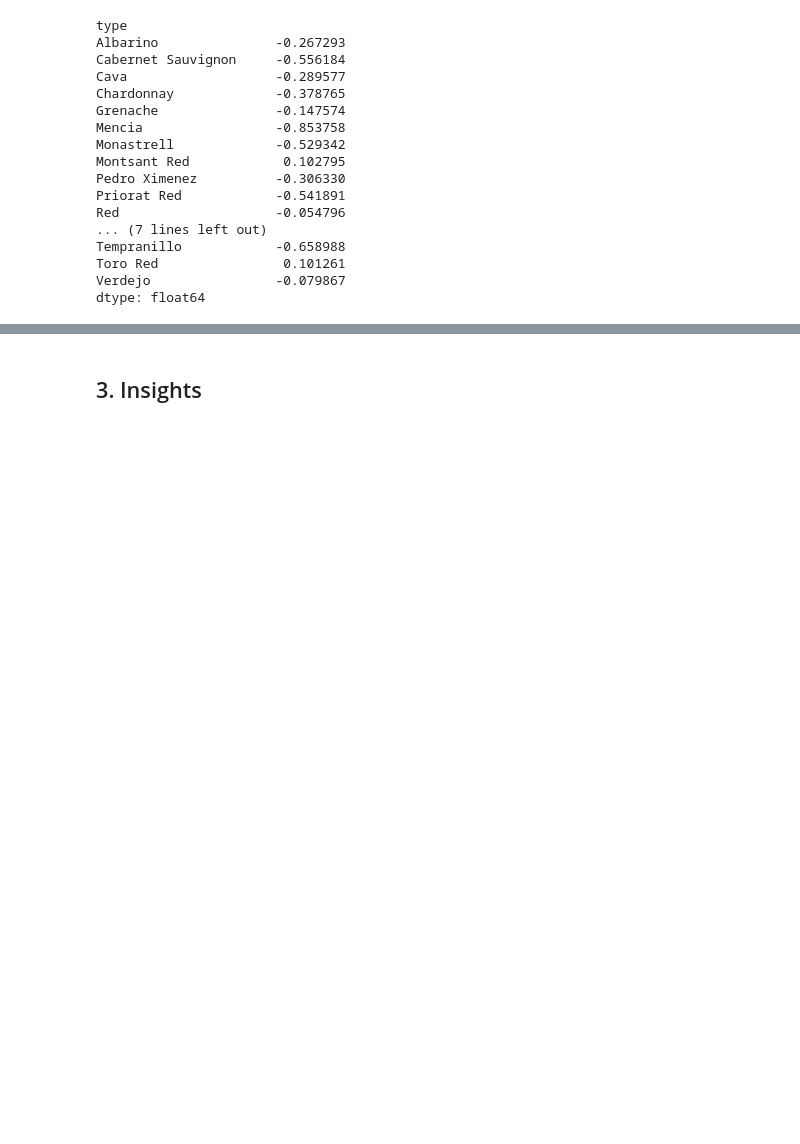
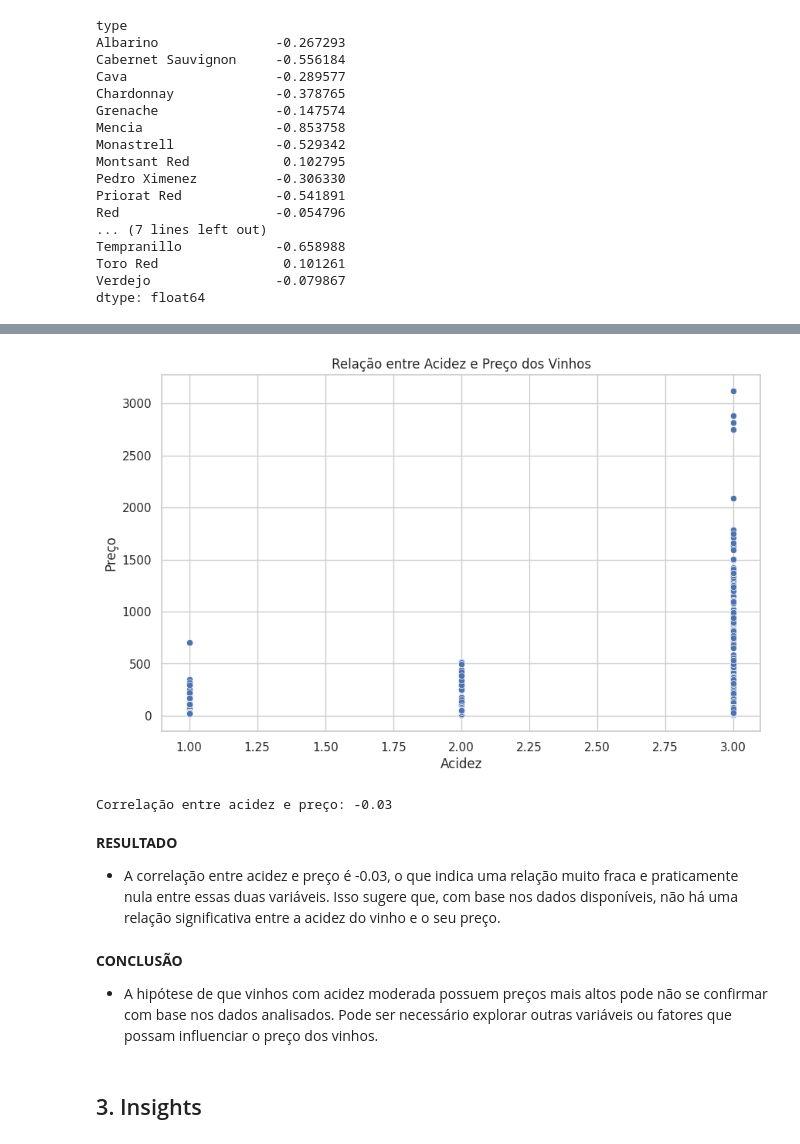
Before and after one commit to atlantico-academy/equipe3-2024.2, a Jupyter notebook: notebooks/01-exploratory_data_analysis.ipynb, the cells around one changed output, grey strips where cells are left out. Saved outputs shown, nothing was run; the diff lists cells and outputs as text; code cells hidden in the pictures; blank space fills up the shorter version.

```diff
--- a/notebooks/01-exploratory_data_analysis.ipynb
+++ b/notebooks/01-exploratory_data_analysis.ipynb
@@ -492,2 +508,25 @@ plt.show()
+# %%
+# Gráfico de dispersão entre acidez e preço
+plt.figure(figsize=(10, 6))
+sns.scatterplot(x='acidity', y='price', data=df)
+plt.title('Relação entre Acidez e Preço dos Vinhos')
+plt.xlabel('Acidez')
+plt.ylabel('Preço')
+plt.show()
+
+# Calcular a correlação entre acidez e preço
+correlation = df['acidity'].corr(df['price'])
+print(f'Correlação entre acidez e preço: {correlation:.2f}')
+# %% [output]
+[figure, added]
+Correlação entre acidez e preço: -0.03
+# %% [markdown]
+**RESULTADO**
+
+- A correlação entre acidez e preço é -0.03, o que indica uma relação muito fraca e praticamente nula entre essas duas variáveis. Isso sugere que, com base nos dados disponíveis, não há uma relação significativa entre a acidez do vinho e o seu preço.
+# %% [markdown]
+**CONCLUSÃO**
+
+- A hipótese de que vinhos com acidez moderada possuem preços mais altos pode não se confirmar com base nos dados analisados. Pode ser necessário explorar outras variáveis ou fatores que possam influenciar o preço dos vinhos.
 # %% [markdown]
 ## 3. Insights
```
Also changed, not shown: parts of 25 cells of this notebook.
